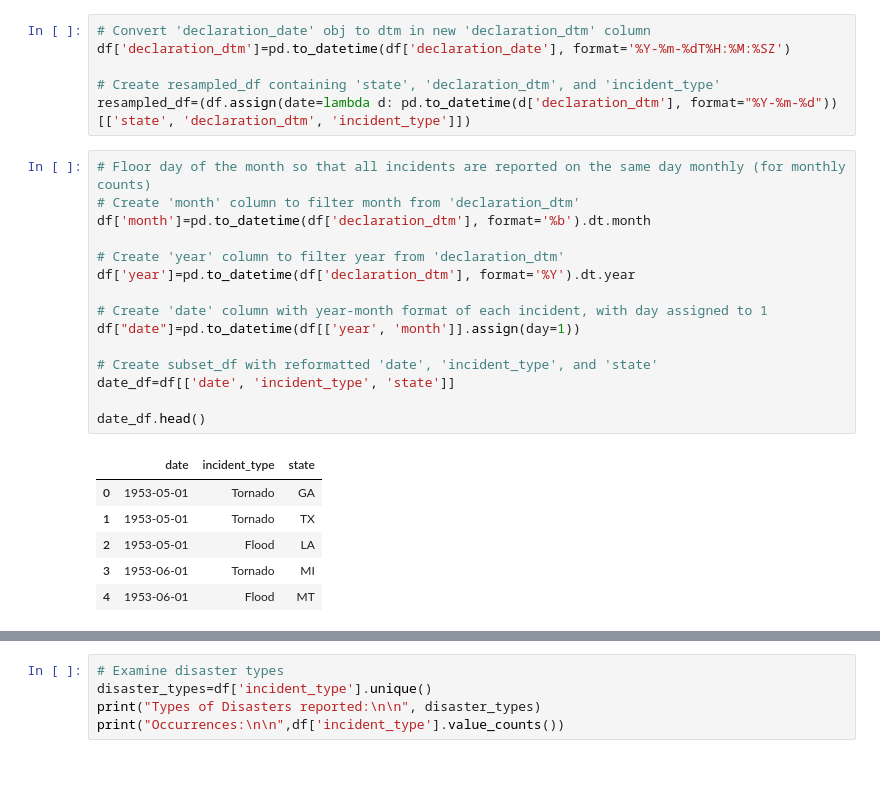
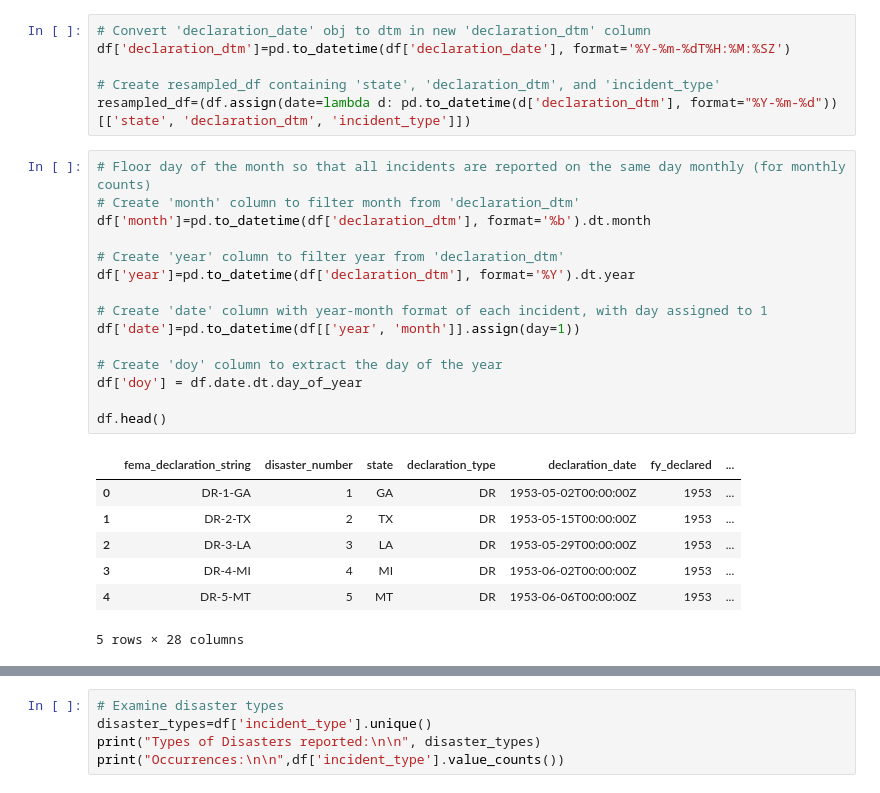
Before and after one commit to helloklow/natural_disasters, a Jupyter notebook: notebooks/low_eda.ipynb, the cells around one changed output, grey strips where cells are left out. Cells and saved outputs as stored; diff of their text form.

```diff
--- a/notebooks/low_eda.ipynb
+++ b/notebooks/low_eda.ipynb
@@ -23,22 +23,23 @@ resampled_df=(df.assign(date=lambda d: pd.to_datetime(d['declaration_dtm'], form
 # %%
 # Floor day of the month so that all incidents are reported on the same day monthly (for monthly counts)
 # Create 'month' column to filter month from 'declaration_dtm'
 df['month']=pd.to_datetime(df['declaration_dtm'], format='%b').dt.month
 
 # Create 'year' column to filter year from 'declaration_dtm'
 df['year']=pd.to_datetime(df['declaration_dtm'], format='%Y').dt.year
 
 # Create 'date' column with year-month format of each incident, with day assigned to 1
-df["date"]=pd.to_datetime(df[['year', 'month']].assign(day=1))
+df['date']=pd.to_datetime(df[['year', 'month']].assign(day=1))
 
-# Create subset_df with reformatted 'date', 'incident_type', and 'state'
-date_df=df[['date', 'incident_type', 'state']]
+# Create 'doy' column to extract the day of the year
+df['doy'] = df.date.dt.day_of_year
 
-date_df.head()
+df.head()
 # %% [output]
-|  | date | incident_type | state |
-| 0 | 1953-05-01 | Tornado | GA |
-| 1 | 1953-05-01 | Tornado | TX |
-| 2 | 1953-05-01 | Flood | LA |
-| 3 | 1953-06-01 | Tornado | MI |
-| 4 | 1953-06-01 | Flood | MT |
+|  | fema_declaration_string | disaster_number | state | declaration_type | declaration_date | fy_declared | ... |
+| 0 | DR-1-GA | 1 | GA | DR | 1953-05-02T00:00:00Z | 1953 | ... |
+| 1 | DR-2-TX | 2 | TX | DR | 1953-05-15T00:00:00Z | 1953 | ... |
+| 2 | DR-3-LA | 3 | LA | DR | 1953-05-29T00:00:00Z | 1953 | ... |
+| 3 | DR-4-MI | 4 | MI | DR | 1953-06-02T00:00:00Z | 1953 | ... |
+| 4 | DR-5-MT | 5 | MT | DR | 1953-06-06T00:00:00Z | 1953 | ... |
+5 rows × 28 columns
```
Also changed, not shown: parts of 4 cells of this notebook.
